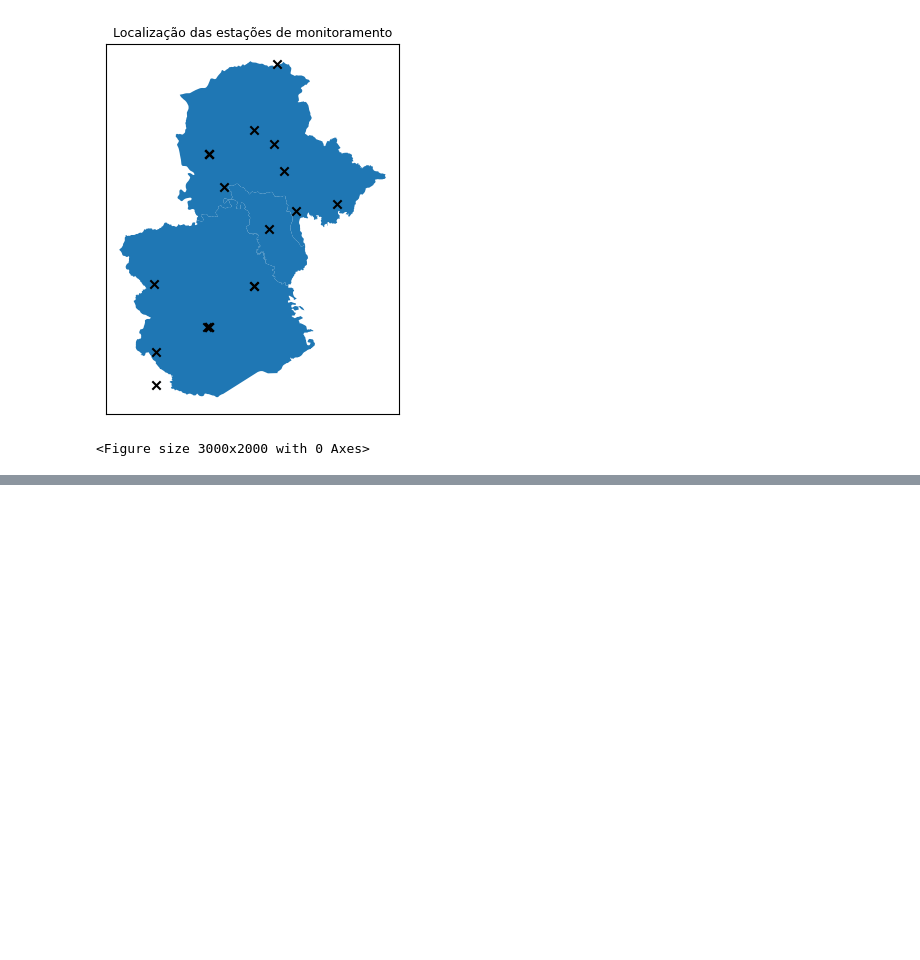
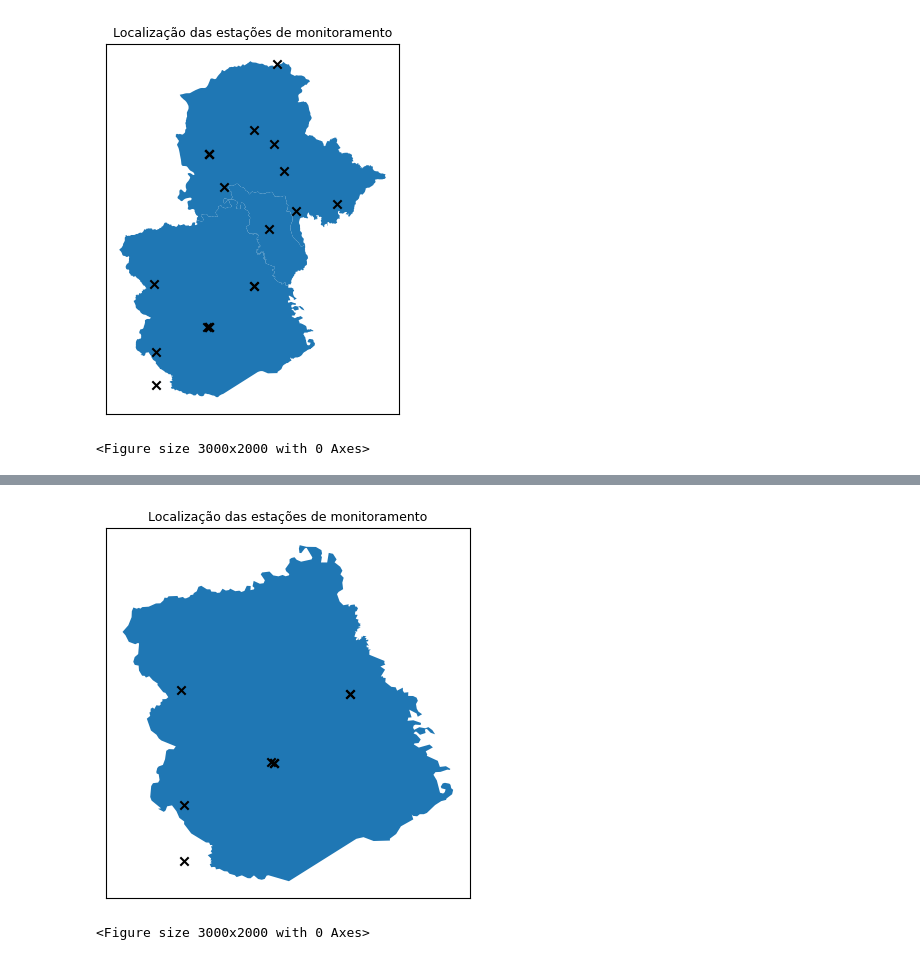
Before and after one commit to Leonardopedroti/ANA_shapefile, a Jupyter notebook: ANA_Shapefile.ipynb, the cells around one changed output, grey strips where cells are left out. Saved outputs shown, nothing was run; the diff lists cells and outputs as text; code cells hidden in the pictures; blank space fills up the shorter version.

```diff
--- a/ANA_Shapefile.ipynb
+++ b/ANA_Shapefile.ipynb
@@ -153,0 +141,38 @@ states.plot()
+# %%
+#Importação do banco de dados da 'ANA' com as suas respectivas estações de monitoramento.
+lista_estaçoes_geral2 = hydrobr.get_data.ANA.list_prec_stations()
+
+#Extração das cidades de interesse.
+lista_estaçoes_city2 = lista_estaçoes_geral2[lista_estaçoes_geral2['City'].isin(['BURI'])]
+
+#Conversão das cidades escolhidas em dataframe do Pandas
+df = pd.DataFrame(lista_estaçoes_city2)
+
+#Extração dos atributos Lat/Long do respectivo dataframe
+lat_long = ['Latitude', 'Longitude']
+lat_long_extraidas2 = df[lat_long]
+
+#Exportação do dataframe Lat/Long para um formato csv
+lat_long_extraidas2.to_csv('lat_long_extraidas2.csv', index=False)
+# %%
+#Importação do arquivo 'lat_long_extraidas.csv' para o drive
+coordenadas_caminho = ('/content/lat_long_extraidas2.csv')
+
+#União dos arquivos shapefile com as coordenadas lat/long das estações de monitoramento
+municipio2 = Buri[Buri['name_muni'].isin(['Buri'])]
+municipio2.plot()
+lat_long = ['Latitude', 'Longitude']
+lat_long_extraidas2 = df[lat_long]
+
+#Adicionando marcações referente as estações de monitoramento
+plt.scatter(lat_long_extraidas2['Longitude'], lat_long_extraidas2['Latitude'], color='black', marker='x')
+plt.title('Localização das estações de monitoramento', fontsize='9')
+
+#Removendo as coordenadas dos eixos x e y
+plt.xticks([])
+plt.yticks([])
+plt.figure(figsize=(30, 20))
+plt.show()
+# %% [output]
+[figure, added]
+<Figure size 3000x2000 with 0 Axes>
```
Also changed, not shown: parts of 15 cells of this notebook.
